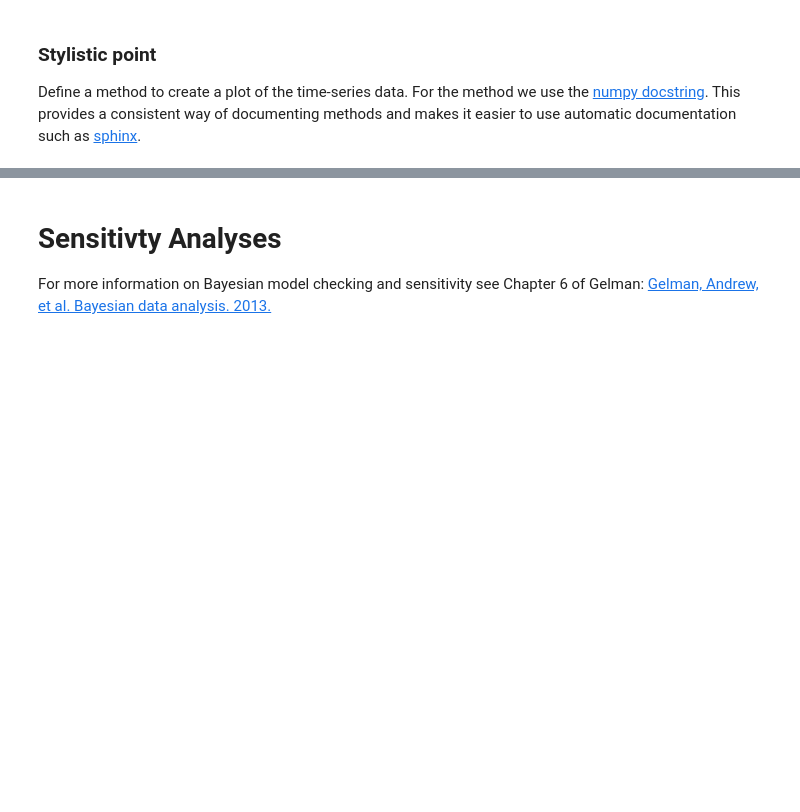
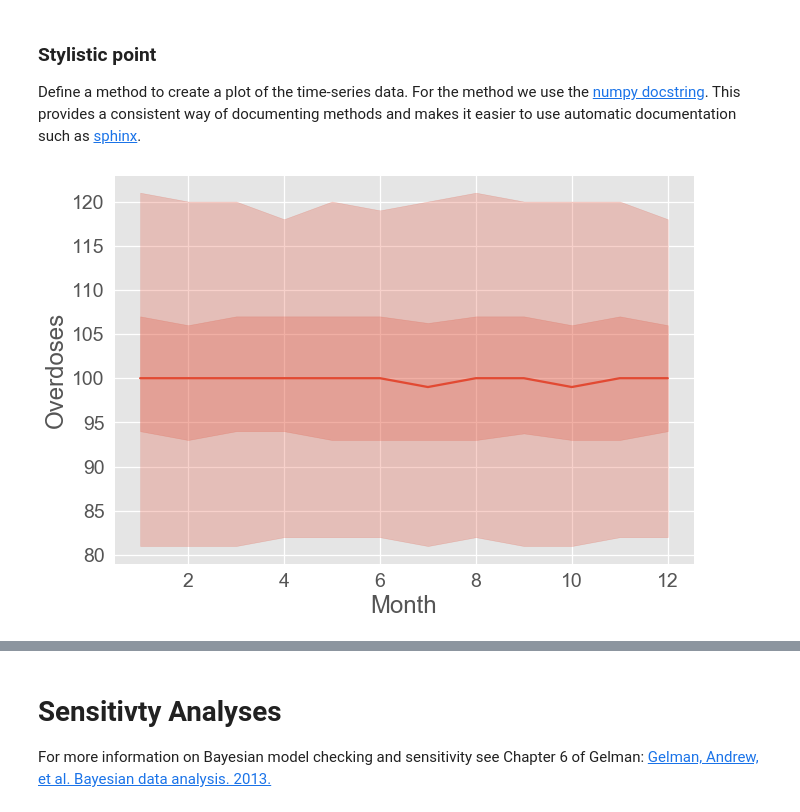
Before and after one commit to sempwn/overdose-model-intro, a Jupyter notebook: model_introduction.ipynb, the cells around one changed output, grey strips where cells are left out. Cells and saved outputs as stored; diff of their text form; code cells hidden in the pictures; blank space fills up the shorter version.

Commit message:
Finished data generation section.

```diff
--- a/model_introduction.ipynb
+++ b/model_introduction.ipynb
@@ -90,15 +96,38 @@ Data generated is a 12 by 1000 array
 ### Stylistic point
 
 Define a method to create a plot of the time-series data. For the method we use the [numpy docstring](https://numpydoc.readthedocs.io/en/latest/format.html). This provides a consistent way of documenting methods and makes it easier to use automatic documentation such as [sphinx](http://www.sphinx-doc.org/en/master/).
-# %%
-def plot_data_timeseries(data, ):
-    '''
-    Plot 95 percentiles and interquartile range draws of time series data
-
-    Parameters
-    ----------
-
-    data
-    '''
-    plt.figure();
-    lc,uc = np.percentile(x,[2.5,97.5],axis=0)
+# %%
+def plot_data_timeseries(ys, xs=None,xlabel='Month',ylabel='Overdoses'):
+    '''
+    Plot 95 percentiles and interquartile range draws of time series data
+
+    Parameters
+    ----------
+
+    ys : numpy array
+        data to plot. In shape format (time,sample)
+    x : numpy array
+        1D array same size as ys 0 axis. Represents time-points
+    xlabel : string
+    ylabel : string
+
+    Returns
+    -------
+
+    None
+
+    '''
+    color = '#E24A33'
+    if xs is None:
+        xs = np.arange(1,ys.shape[0]+1)
+
+    plt.figure();
+    lc,liqr,m,uiqr,uc = np.percentile(ys,[2.5,25.,50.,75.,97.5],axis=1);
+    plt.fill_between(xs,lc,uc,alpha=0.25,color=color);
+    plt.fill_between(xs,liqr,uiqr,alpha=0.25,color=color);
+    plt.plot(xs,m,color=color);
+    plt.xlabel(xlabel); plt.ylabel(ylabel);
+# %%
+plot_data_timeseries(x)
+# %% [output]
+[figure, added]
```
Also changed, not shown: parts of 17 cells of this notebook.
